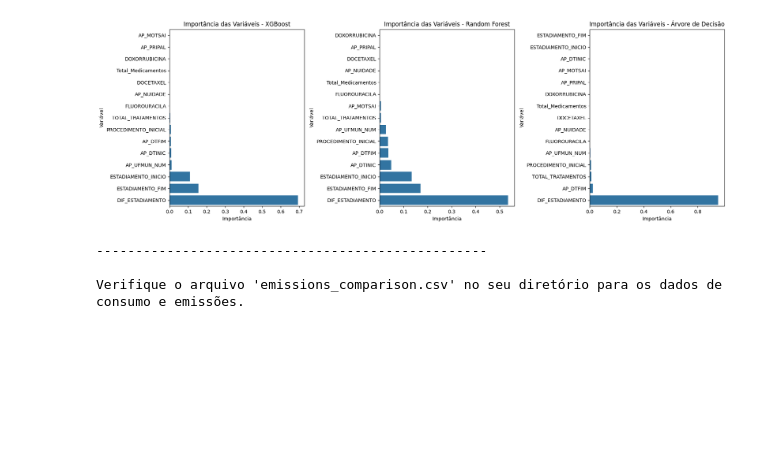
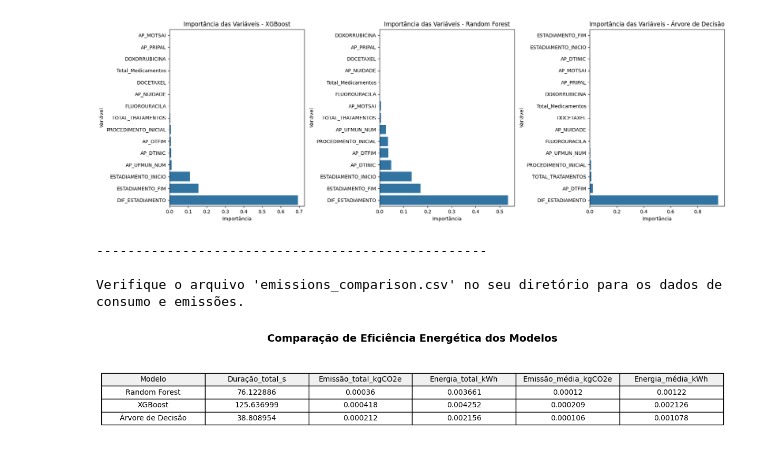
Before and after one commit to Rafaela-Pecanha/analise-quimioterapico-datasus, a Jupyter notebook: codigo/Aprendizado de Máquina/Arvore_decisao.ipynb, the cells around one changed output. Drawn from its saved outputs; the diff is of its cells as text; code cells hidden in the pictures; blank space fills up the shorter version.

Commit message:
Corrigir tabelas

```diff
--- a/codigo/Aprendizado de Máquina/Arvore_decisao.ipynb
+++ b/codigo/Aprendizado de Máquina/Arvore_decisao.ipynb
@@ -481,8 +481,10 @@ import matplotlib.pyplot as plt
 # 1. Ler o CSV de emissões
 df = pd.read_csv("emissions_xgboost.csv")
 
-# 2. Atribuir manualmente os modelos a cada execução (ajuste conforme necessário)
-modelos = ['Random Forest', 'Árvore de Decisão', 'Random Forest', 'XGBoost', 'XGBoost']
+# 2. Ajustar a lista de modelos para ter o mesmo número de linhas no dataframe
+# Certifique-se de que o número de modelos seja igual ao número de linhas do dataframe
+modelos = ['Random Forest', 'Árvore de Decisão', 'Random Forest', 'XGBoost', 'XGBoost', 'Random Forest', 'Árvore de Decisão']  # Ajuste conforme necessário
+
 df['Modelo'] = modelos
 
 # 3. Agrupar por modelo e calcular métricas
@@ -491,31 +493,33 @@ tabela_emissoes = df.groupby('Modelo')[['duration', 'emissions', 'energy_consume
     Emissão_total_kgCO2e=('emissions', 'sum'),
     Energia_total_kWh=('energy_consumed', 'sum'),
     Emissão_média_kgCO2e=('emissions', 'mean'),
     Energia_média_kWh=('energy_consumed', 'mean')
 ).reset_index()
 
 # 4. Arredondar os valores para exibição
 tabela_plot = tabela_emissoes.round(6)
 
 # 5. Plotar com matplotlib
 fig, ax = plt.subplots(figsize=(12, 2.5))
 ax.axis('off')
 
 # Criar tabela
 table = ax.table(
     cellText=tabela_plot.values,
     colLabels=tabela_plot.columns,
     cellLoc='center',
     loc='center',
-    colColours=['#f0f0f0'] * tabela_plot.shape[1]
+    colColours=['#f0f0f0'] * tabela_plot.shape[1]  # Alterando cor das colunas
 )
 
 table.auto_set_font_size(False)
 table.set_fontsize(10)
 table.scale(1.2, 1.5)
 
 # Título opcional
 plt.title("Comparação de Eficiência Energética dos Modelos", fontsize=14, weight='bold', pad=10)
 
 plt.tight_layout()
 plt.show()
+# %% [output]
+[figure, added]
```
